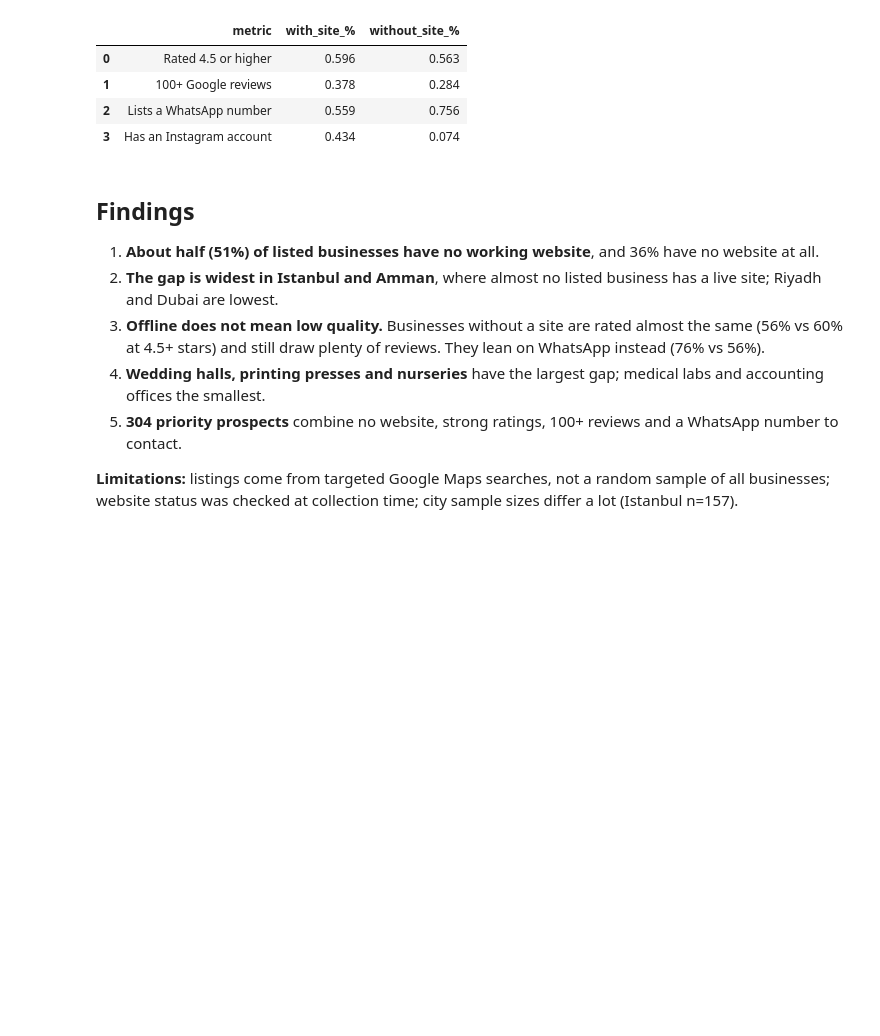
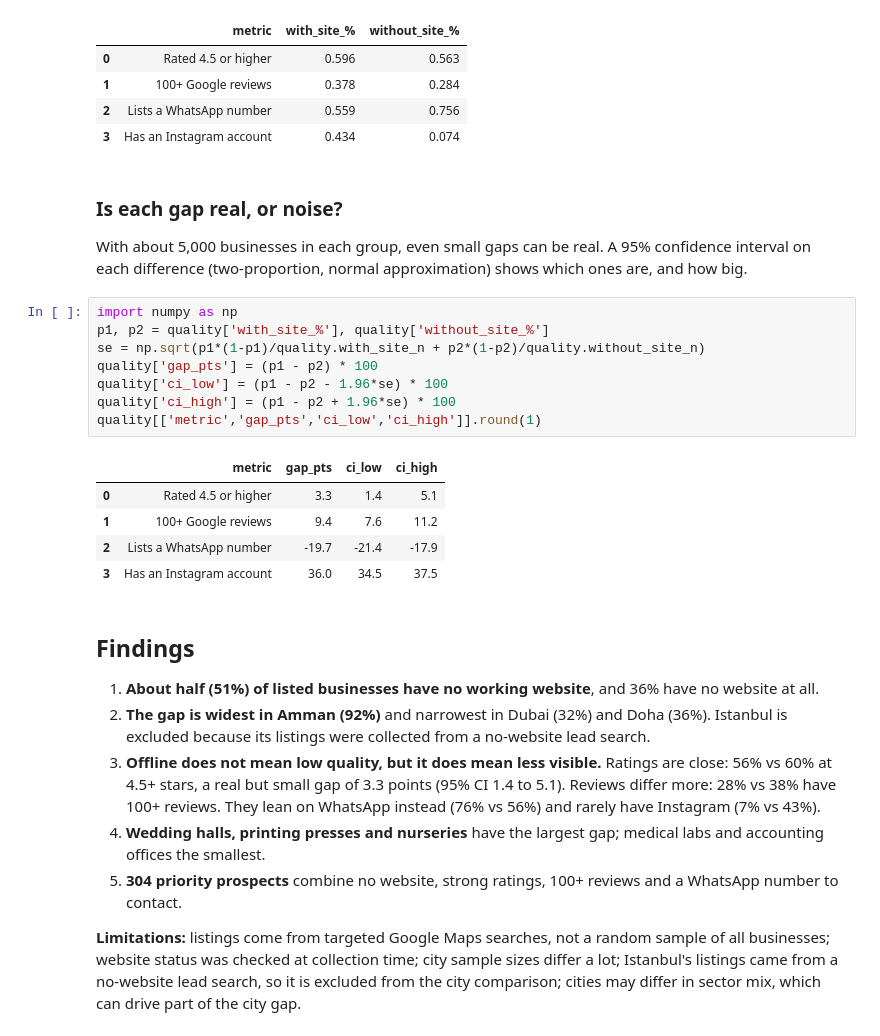
Before and after one commit to KHALEDNOAMAN/mena-web-presence-gap, a Jupyter notebook: analysis.ipynb, the cells around one changed output. Saved outputs shown, nothing was run; the diff lists cells and outputs as text; blank space fills up the shorter version.

```diff
--- a/analysis.ipynb
+++ b/analysis.ipynb
@@ -119,12 +122,29 @@ quality[['metric','with_site_%','without_site_%']].round(3)
 | 1 | 100+ Google reviews | 0.378 | 0.284 |
 | 2 | Lists a WhatsApp number | 0.559 | 0.756 |
 | 3 | Has an Instagram account | 0.434 | 0.074 |
+# %% [markdown]
+### Is each gap real, or noise?
+With about 5,000 businesses in each group, even small gaps can be real. A 95% confidence interval on each difference (two-proportion, normal approximation) shows which ones are, and how big.
+# %%
+import numpy as np
+p1, p2 = quality['with_site_%'], quality['without_site_%']
+se = np.sqrt(p1*(1-p1)/quality.with_site_n + p2*(1-p2)/quality.without_site_n)
+quality['gap_pts'] = (p1 - p2) * 100
+quality['ci_low'] = (p1 - p2 - 1.96*se) * 100
+quality['ci_high'] = (p1 - p2 + 1.96*se) * 100
+quality[['metric','gap_pts','ci_low','ci_high']].round(1)
+# %% [output]
+|  | metric | gap_pts | ci_low | ci_high |
+| 0 | Rated 4.5 or higher | 3.3 | 1.4 | 5.1 |
+| 1 | 100+ Google reviews | 9.4 | 7.6 | 11.2 |
+| 2 | Lists a WhatsApp number | -19.7 | -21.4 | -17.9 |
+| 3 | Has an Instagram account | 36.0 | 34.5 | 37.5 |
 # %% [markdown]
 ## Findings
 1. **About half (51%) of listed businesses have no working website**, and 36% have no website at all.
-2. **The gap is widest in Istanbul and Amman**, where almost no listed business has a live site; Riyadh and Dubai are lowest.
-3. **Offline does not mean low quality.** Businesses without a site are rated almost the same (56% vs 60% at 4.5+ stars) and still draw plenty of reviews. They lean on WhatsApp instead (76% vs 56%).
+2. **The gap is widest in Amman (92%)** and narrowest in Dubai (32%) and Doha (36%). Istanbul is excluded because its listings were collected from a no-website lead search.
+3. **Offline does not mean low quality, but it does mean less visible.** Ratings are close: 56% vs 60% at 4.5+ stars, a real but small gap of 3.3 points (95% CI 1.4 to 5.1). Reviews differ more: 28% vs 38% have 100+ reviews. They lean on WhatsApp instead (76% vs 56%) and rarely have Instagram (7% vs 43%).
 4. **Wedding halls, printing presses and nurseries** have the largest gap; medical labs and accounting offices the smallest.
 5. **304 priority prospects** combine no website, strong ratings, 100+ reviews and a WhatsApp number to contact.
 
-**Limitations:** listings come from targeted Google Maps searches, not a random sample of all businesses; website status was checked at collection time; city sample sizes differ a lot (Istanbul n=157).
+**Limitations:** listings come from targeted Google Maps searches, not a random sample of all businesses; website status was checked at collection time; city sample sizes differ a lot; Istanbul's listings came from a no-website lead search, so it is excluded from the city comparison; cities may differ in sector mix, which can drive part of the city gap.
```
Also changed, not shown: parts of 3 cells of this notebook, 3 other files.
